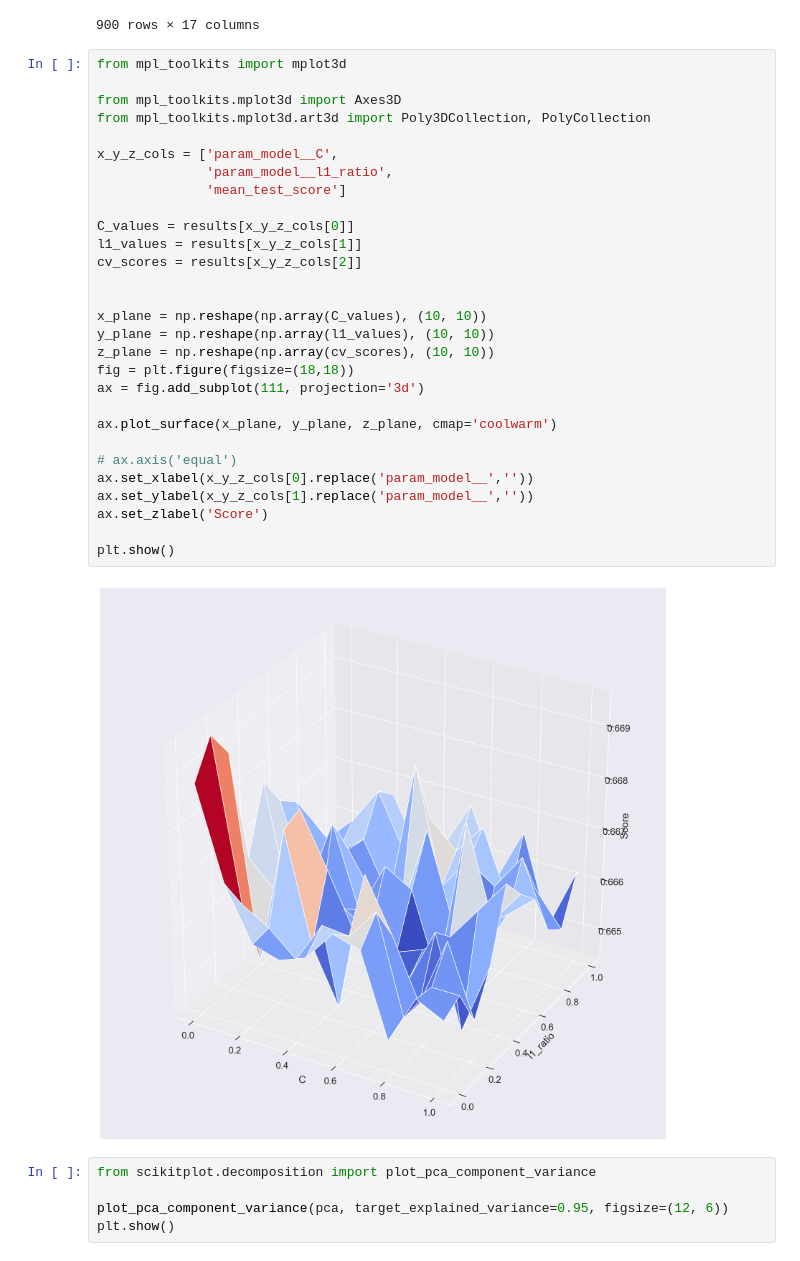
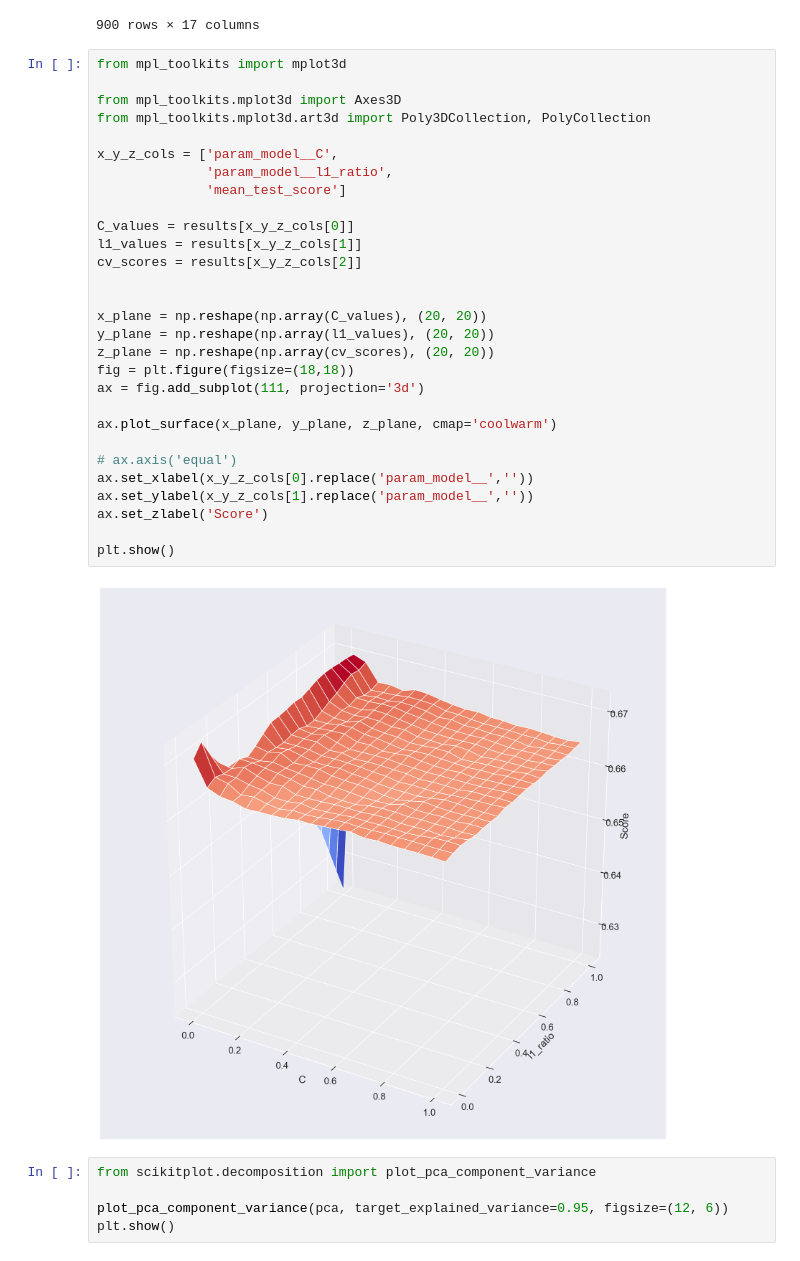
Before and after one commit to finjammin/Capstone-NBA, a Jupyter notebook: Pt4_Modelling/Modelling_LogReg.ipynb, the cells around one changed output. Saved outputs shown, nothing was run; the diff lists cells and outputs as text.

Commit message:
More images

```diff
--- a/Pt4_Modelling/Modelling_LogReg.ipynb
+++ b/Pt4_Modelling/Modelling_LogReg.ipynb
@@ -289,34 +310,34 @@ results
 # %%
 from mpl_toolkits import mplot3d
 
 from mpl_toolkits.mplot3d import Axes3D
 from mpl_toolkits.mplot3d.art3d import Poly3DCollection, PolyCollection
 
 x_y_z_cols = ['param_model__C',
               'param_model__l1_ratio',
               'mean_test_score']
 
 C_values = results[x_y_z_cols[0]]
 l1_values = results[x_y_z_cols[1]]
 cv_scores = results[x_y_z_cols[2]]
 
 
-x_plane = np.reshape(np.array(C_values), (10, 10))
-y_plane = np.reshape(np.array(l1_values), (10, 10))
-z_plane = np.reshape(np.array(cv_scores), (10, 10))
+x_plane = np.reshape(np.array(C_values), (20, 20))
+y_plane = np.reshape(np.array(l1_values), (20, 20))
+z_plane = np.reshape(np.array(cv_scores), (20, 20))
 fig = plt.figure(figsize=(18,18))
 ax = fig.add_subplot(111, projection='3d')
 
 ax.plot_surface(x_plane, y_plane, z_plane, cmap='coolwarm')
 
 # ax.axis('equal')
 ax.set_xlabel(x_y_z_cols[0].replace('param_model__',''))
 ax.set_ylabel(x_y_z_cols[1].replace('param_model__',''))
 ax.set_zlabel('Score')
 
 plt.show()
 # %% [output]
-[figure, old version]
+[figure, new version]
 # %%
 from scikitplot.decomposition import plot_pca_component_variance
 
```
Also changed, not shown: parts of 5 cells of this notebook, 3 other files.
